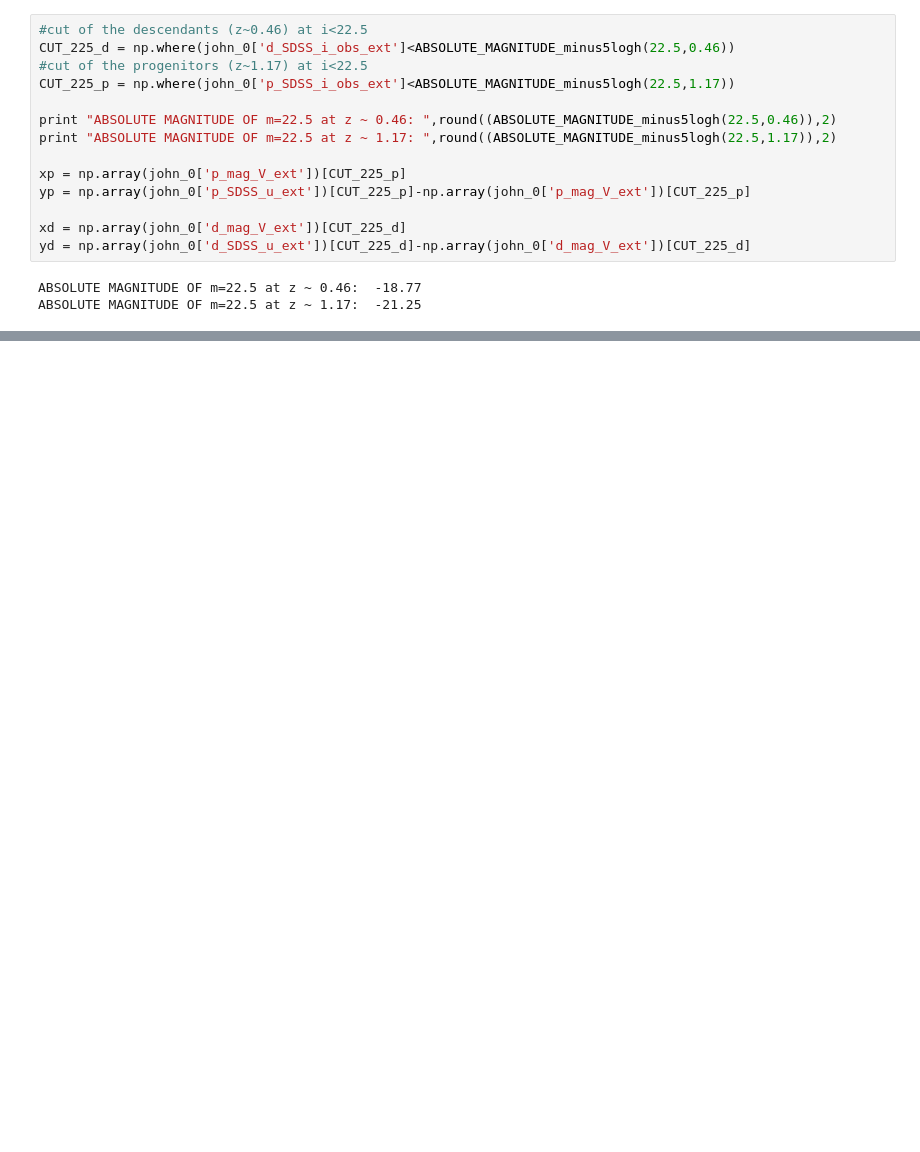
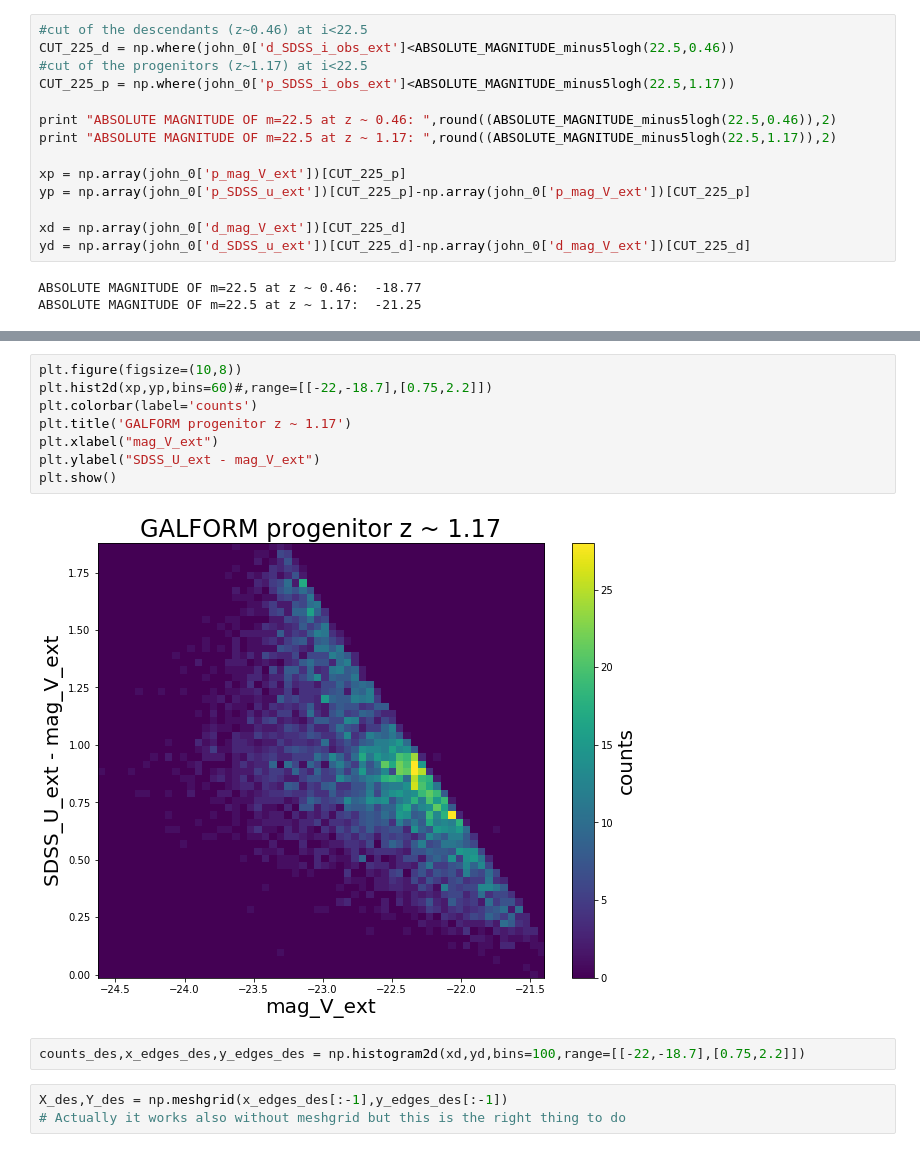
Before and after one commit to GiorgioManzoni/VIPERS_GALFORM, a Jupyter notebook: 009_John_Helly_edge.ipynb, the cells around one changed output, grey strips where cells are left out. Drawn from its saved outputs; the diff is of its cells as text; blank space fills up the shorter version.

```diff
--- a/009_John_Helly_edge.ipynb
+++ b/009_John_Helly_edge.ipynb
@@ -195,0 +228,15 @@ plt.show()
+# %%
+plt.figure(figsize=(10,8))
+plt.hist2d(xp,yp,bins=60)#,range=[[-22,-18.7],[0.75,2.2]])
+plt.colorbar(label='counts')
+plt.title('GALFORM progenitor z ~ 1.17')
+plt.xlabel("mag_V_ext")
+plt.ylabel("SDSS_U_ext - mag_V_ext")
+plt.show()
+# %% [output]
+[figure, added]
+# %%
+counts_des,x_edges_des,y_edges_des = np.histogram2d(xd,yd,bins=100,range=[[-22,-18.7],[0.75,2.2]])
+# %%
+X_des,Y_des = np.meshgrid(x_edges_des[:-1],y_edges_des[:-1])
+# Actually it works also without meshgrid but this is the right thing to do
```
Also changed, not shown: parts of 25 cells of this notebook.
